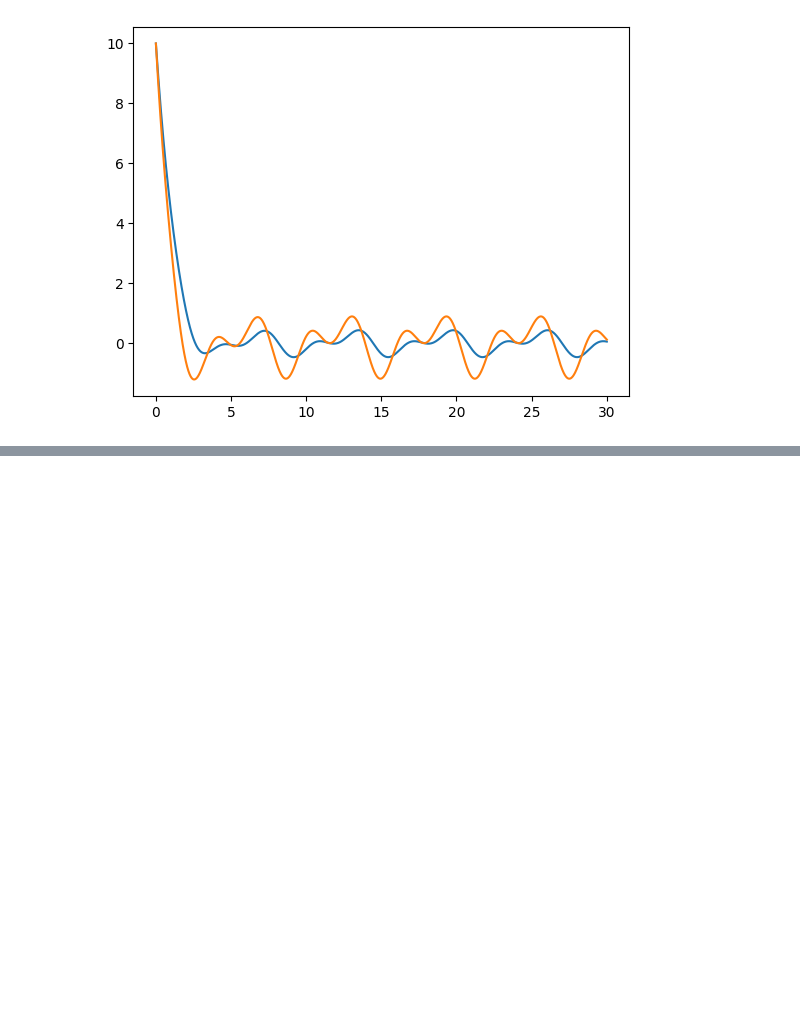
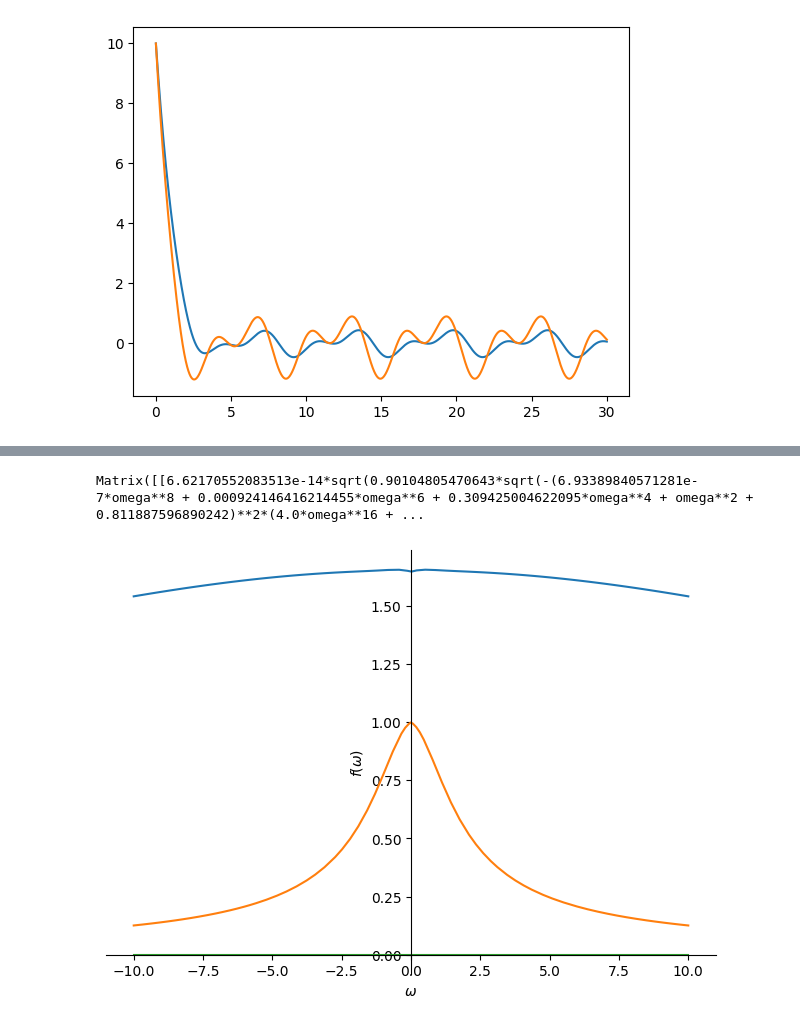
Before and after one commit to diuzhevVlad/control-theory-itmo-2023-2024, a Jupyter notebook: Lab11/Lab11.ipynb, the cells around one changed output, grey strips where cells are left out. Cells and saved outputs as stored; diff of their text form; code cells hidden in the pictures; blank space fills up the shorter version.

```diff
--- a/Lab11/Lab11.ipynb
+++ b/Lab11/Lab11.ipynb
@@ -329,0 +397,17 @@ plt.plot(time_1,out.states[3])
+# %%
+mat_ = sympy.Matrix([
+    [get_fraction(sys_for_an_tf[0,0].num[0][0],sys_for_an_tf[0,0].den[0][0]), get_fraction(sys_for_an_tf[0,1].num[0][0],sys_for_an_tf[0,1].den[0][0]), 0],
+    [get_fraction(sys_for_an_tf[1,0].num[0][0],sys_for_an_tf[1,0].den[0][0]), get_fraction(sys_for_an_tf[1,1].num[0][0],sys_for_an_tf[1,1].den[0][0]), 0]
+])
+sing = sympy.Matrix(sympy.Abs(mat_).singular_values()).T
+sing.simplify()
+sing
+# %% [output]
+Matrix([[6.62170552083513e-14*sqrt(0.90104805470643*sqrt(-(6.93389840571281e-7*omega**8 + 0.000924146416214455*omega**6 + 0.309425004622095*omega**4 + omega**2 + 0.811887596890242)**2*(4.0*omega**16 + ...
+# %%
+p = sympy.plotting.plot(sing[0],show=False)
+p.append(sympy.plotting.plot(sing[1],show=False)[0])
+p.append(sympy.plotting.plot(sing[2],show=False)[0])
+p.show()
+# %% [output]
+[figure, added]
```
Also changed, not shown: parts of 22 cells of this notebook.
